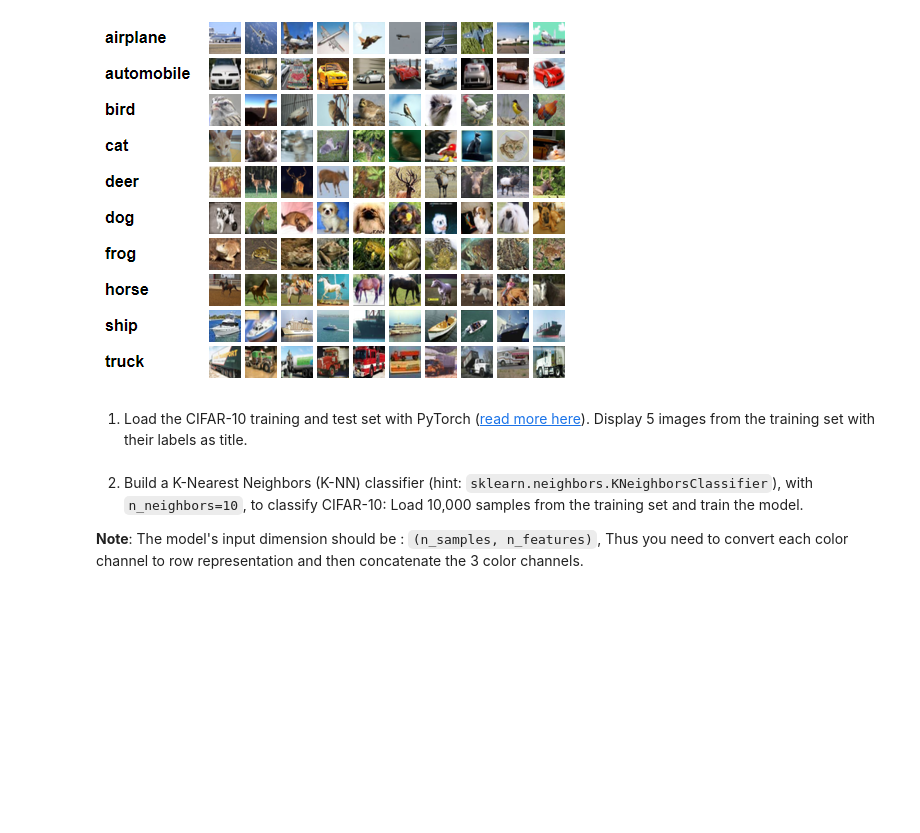
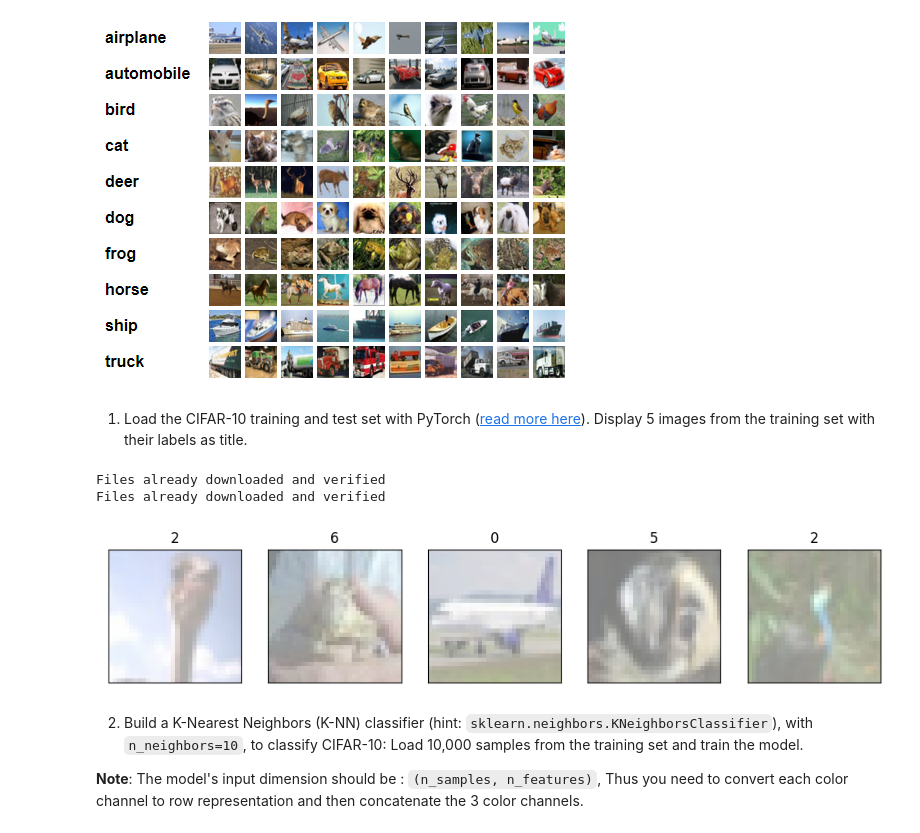
Before and after one commit to ronbenc/Computer-Vision, a Jupyter notebook: hw1_classification/ee046746_hw1_classification.ipynb, the cells around one changed output. Cells and saved outputs as stored; diff of their text form; code cells hidden in the pictures; blank space fills up the shorter version.

```diff
--- a/hw1_classification/ee046746_hw1_classification.ipynb
+++ b/hw1_classification/ee046746_hw1_classification.ipynb
@@ -53,6 +67,32 @@ In this part we are going to examine the performance of a classical classifier o
 ![hw1_classificatio_cifar10.png](embedded-picture-1)
 # %% [markdown]
 1. Load the CIFAR-10 training and test set with PyTorch (<a href="https://pytorch.org/vision/stable/generated/torchvision.datasets.CIFAR10.html#torchvision.datasets.CIFAR10">read more here</a>). Display 5 images from the training set with their labels as title.
+# %%
+def convert_to_imshow_format(image):
+    # first convert back to [0,1] range from [-1,1] range - approximately...
+    image = image / (image.abs().max() * 2) + 0.5
+    image = image.numpy()
+    # convert from CHW to HWC
+    # from 3x32x32 to 32x32x3
+    return image.transpose(1,2,0)
+
+trainset = torchvision.datasets.CIFAR10(root='./datasets', train=True, download=True, transform=torchvision.transforms.ToTensor())
+testset = torchvision.datasets.CIFAR10(root='./datasets', train=False, download=True, transform=torchvision.transforms.ToTensor())
+
+trainloader = torch.utils.data.DataLoader(trainset, batch_size=5, shuffle=True)
+dataiter = iter(trainloader)
+images, labels = next(dataiter)
+fig, axes = plt.subplots(1, len(images), figsize=(12,2.5))
+
+for idx, image in enumerate(images):
+    axes[idx].imshow(convert_to_imshow_format(image))
+    axes[idx].set_title(labels[idx].data.item())
+    axes[idx].set_xticks([])
+    axes[idx].set_yticks([])
+# %% [output]
+Files already downloaded and verified
+Files already downloaded and verified
+[figure, added]
 # %% [markdown]
 2. Build a K-Nearest Neighbors (K-NN) classifier (hint: `sklearn.neighbors.KNeighborsClassifier`), with `n_neighbors=10`, to classify CIFAR-10: Load 10,000 samples from the training set and train the model.
 
```
Also changed, not shown: parts of 8 cells of this notebook, 2 other files.
